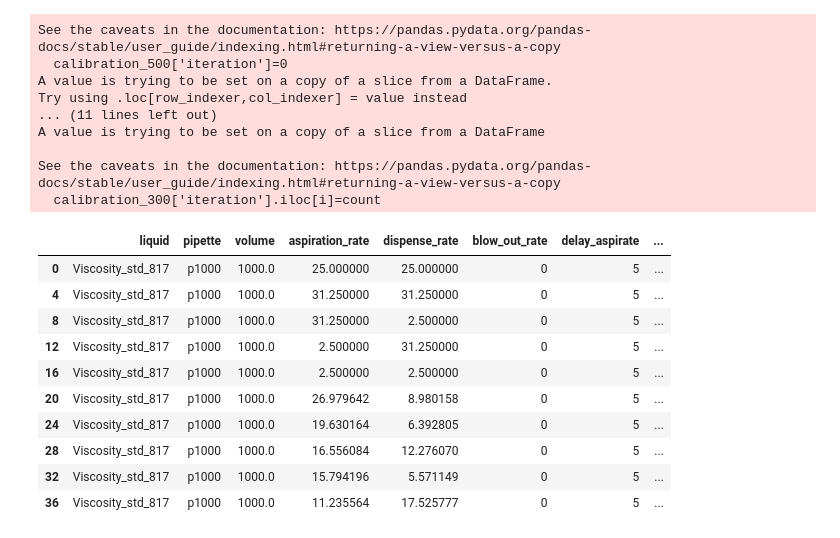
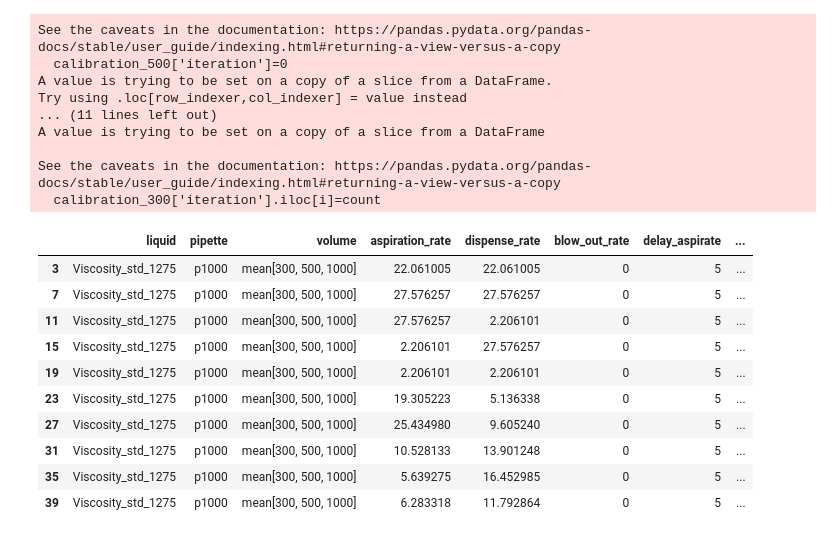
Before and after one commit to Quijanove/viscosity_liquid_transfer_Pablo, a Jupyter notebook: Opentrons_experiments/BOTorch_optimization/Opentrons_csv/Data_plotting_code_from_sartorious_Streamlined.ipynb, the cells around one changed output. Cells and saved outputs as stored; diff of their text form; code cells hidden in the pictures.

```diff
--- a/Opentrons_experiments/BOTorch_optimization/Opentrons_csv/Data_plotting_code_from_sartorious_Streamlined.ipynb
+++ b/Opentrons_experiments/BOTorch_optimization/Opentrons_csv/Data_plotting_code_from_sartorious_Streamlined.ipynb
@@ -8,7 +8,7 @@ import numpy as np
 import os
 
 # Importing files
-std = '817'
+std = '1275'
 folder = (r"C:\Users\Shivam\Documents\GitHub\viscosity_liquid_transfer_Pablo\Opentrons_experiments\BOTorch_optimization\VS_code_csv")
 
 df_cal = pd.read_csv(folder+r'/Viscosity_std_'+std+'_exp3_withacq.csv')
@@ -283,19 +291,19 @@ A value is trying to be set on a copy of a slice from a DataFrame
 See the caveats in the documentation: https://pandas.pydata.org/pandas-docs/stable/user_guide/indexing.html#returning-a-view-versus-a-copy
   calibration_300['iteration'].iloc[i]=count
 # %%
-df_cal_1000.head(20)
+df_cal_mean.head(20)
 # %% [output]
 |  | liquid | pipette | volume | aspiration_rate | dispense_rate | blow_out_rate | delay_aspirate | ... |
-| 0 | Viscosity_std_817 | p1000 | 1000.0 | 25.000000 | 25.000000 | 0 | 5 | ... |
-| 4 | Viscosity_std_817 | p1000 | 1000.0 | 31.250000 | 31.250000 | 0 | 5 | ... |
-| 8 | Viscosity_std_817 | p1000 | 1000.0 | 31.250000 | 2.500000 | 0 | 5 | ... |
-| 12 | Viscosity_std_817 | p1000 | 1000.0 | 2.500000 | 31.250000 | 0 | 5 | ... |
-| 16 | Viscosity_std_817 | p1000 | 1000.0 | 2.500000 | 2.500000 | 0 | 5 | ... |
-| 20 | Viscosity_std_817 | p1000 | 1000.0 | 26.979642 | 8.980158 | 0 | 5 | ... |
-| 24 | Viscosity_std_817 | p1000 | 1000.0 | 19.630164 | 6.392805 | 0 | 5 | ... |
-| 28 | Viscosity_std_817 | p1000 | 1000.0 | 16.556084 | 12.276070 | 0 | 5 | ... |
-| 32 | Viscosity_std_817 | p1000 | 1000.0 | 15.794196 | 5.571149 | 0 | 5 | ... |
-| 36 | Viscosity_std_817 | p1000 | 1000.0 | 11.235564 | 17.525777 | 0 | 5 | ... |
+| 3 | Viscosity_std_1275 | p1000 | mean[300, 500, 1000] | 22.061005 | 22.061005 | 0 | 5 | ... |
+| 7 | Viscosity_std_1275 | p1000 | mean[300, 500, 1000] | 27.576257 | 27.576257 | 0 | 5 | ... |
+| 11 | Viscosity_std_1275 | p1000 | mean[300, 500, 1000] | 27.576257 | 2.206101 | 0 | 5 | ... |
+| 15 | Viscosity_std_1275 | p1000 | mean[300, 500, 1000] | 2.206101 | 27.576257 | 0 | 5 | ... |
+| 19 | Viscosity_std_1275 | p1000 | mean[300, 500, 1000] | 2.206101 | 2.206101 | 0 | 5 | ... |
+| 23 | Viscosity_std_1275 | p1000 | mean[300, 500, 1000] | 19.305223 | 5.136338 | 0 | 5 | ... |
+| 27 | Viscosity_std_1275 | p1000 | mean[300, 500, 1000] | 25.434980 | 9.605240 | 0 | 5 | ... |
+| 31 | Viscosity_std_1275 | p1000 | mean[300, 500, 1000] | 10.528133 | 13.901248 | 0 | 5 | ... |
+| 35 | Viscosity_std_1275 | p1000 | mean[300, 500, 1000] | 5.639275 | 16.452985 | 0 | 5 | ... |
+| 39 | Viscosity_std_1275 | p1000 | mean[300, 500, 1000] | 6.283318 | 11.792864 | 0 | 5 | ... |
 # %%
 calibration_1000.head(20)
 # %% [output]
```
Also changed, not shown: parts of 5 cells of this notebook, 2 other files.
